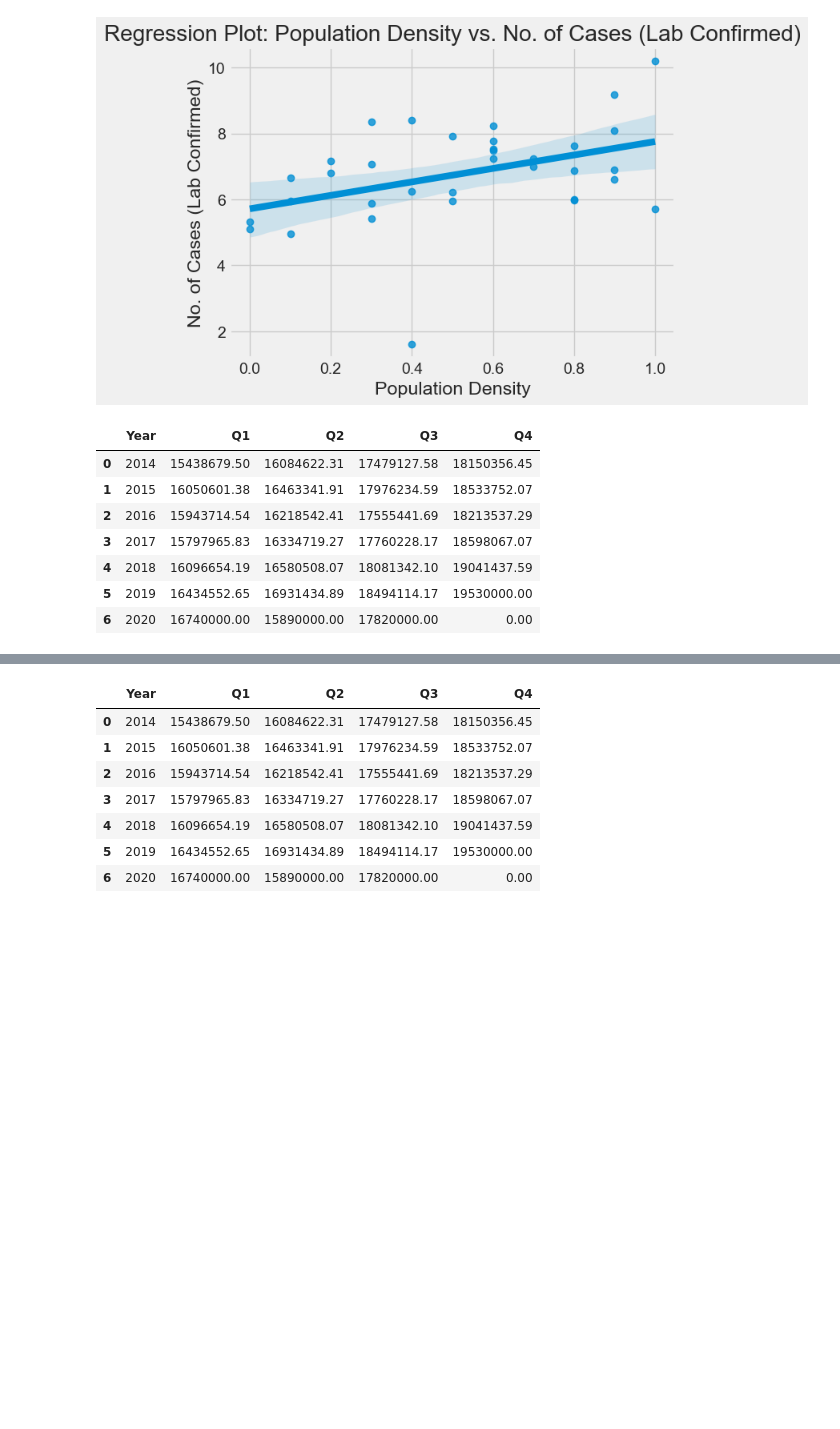
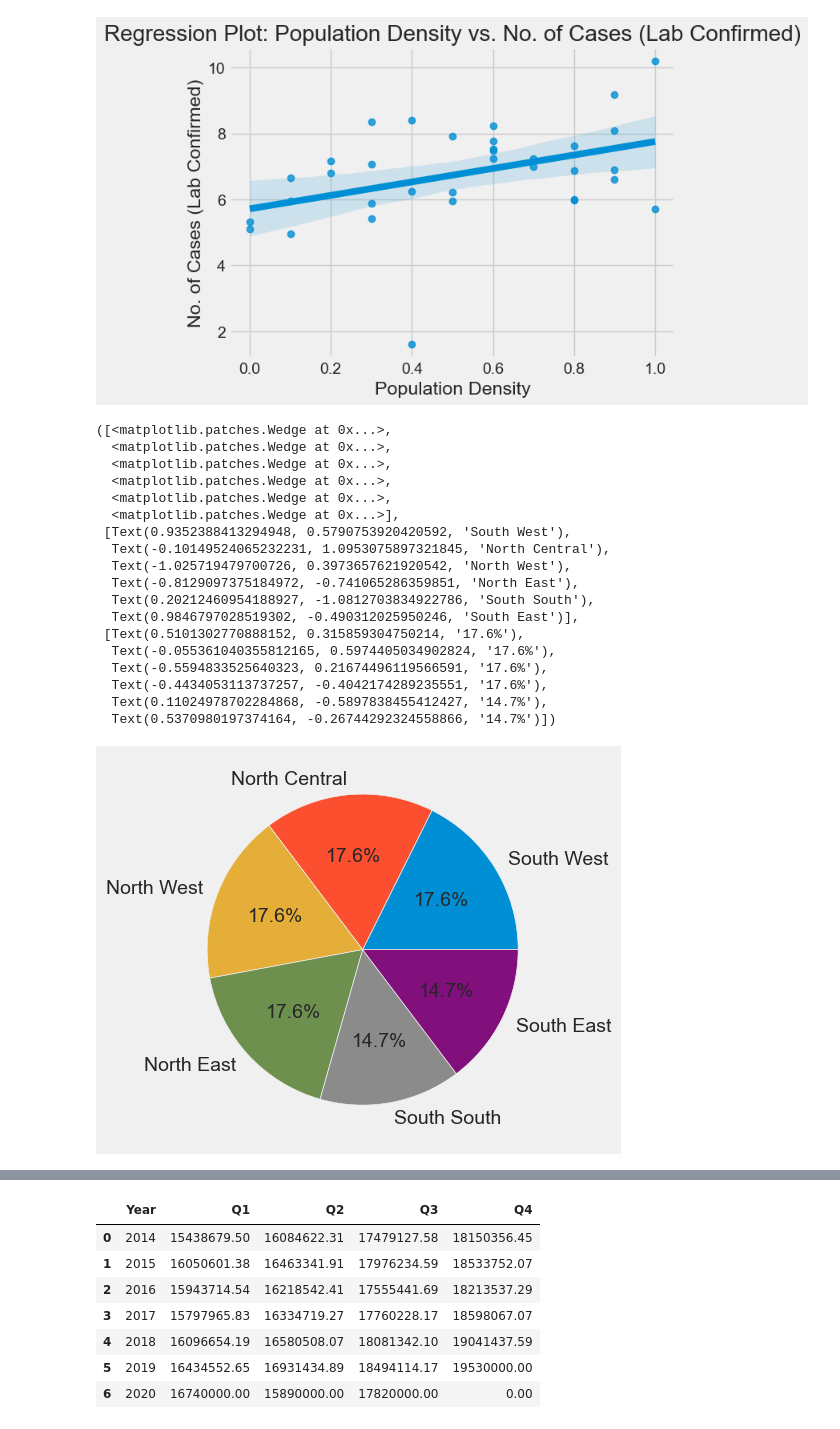
Before and after one commit to Ustacky-dev/Nigeria-COVID-19-Data-Analysis-Using-Python, a Jupyter notebook: My_Capstone Project-Copy1.ipynb, the cells around one changed output, grey strips where cells are left out. Saved outputs shown, nothing was run; the diff lists cells and outputs as text; code cells hidden in the pictures; blank space fills up the shorter version.

```diff
--- a/My_Capstone Project-Copy1.ipynb
+++ b/My_Capstone Project-Copy1.ipynb
@@ -1465,14 +1476,26 @@ plt.title('Regression Plot: Population Density vs. No. of Cases (Lab Confirmed)'
 # %% [output]
 Text(0.5, 1.0, 'Regression Plot: Population Density vs. No. of Cases (Lab Confirmed)')
 [figure]
-# %%
-dfRealgdp
-# %% [output]
-|  | Year | Q1 | Q2 | Q3 | Q4 |
-| 0 | 2014 | 15438679.50 | 16084622.31 | 17479127.58 | 18150356.45 |
-| 1 | 2015 | 16050601.38 | 16463341.91 | 17976234.59 | 18533752.07 |
-| 2 | 2016 | 15943714.54 | 16218542.41 | 17555441.69 | 18213537.29 |
-| 3 | 2017 | 15797965.83 | 16334719.27 | 17760228.17 | 18598067.07 |
-| 4 | 2018 | 16096654.19 | 16580508.07 | 18081342.10 | 19041437.59 |
-| 5 | 2019 | 16434552.65 | 16931434.89 | 18494114.17 | 19530000.00 |
-| 6 | 2020 | 16740000.00 | 15890000.00 | 17820000.00 | 0.00 |
+# %%
+region_counts = merged_data['region'].value_counts()
+plt.pie(region_counts.values, labels=region_counts.index, autopct='%1.1f%%')
+# %% [output]
+([<matplotlib.patches.Wedge at 0x...>,
+  <matplotlib.patches.Wedge at 0x...>,
+  <matplotlib.patches.Wedge at 0x...>,
+  <matplotlib.patches.Wedge at 0x...>,
+  <matplotlib.patches.Wedge at 0x...>,
+  <matplotlib.patches.Wedge at 0x...>],
+ [Text(0.9352388413294948, 0.5790753920420592, 'South West'),
+  Text(-0.10149524065232231, 1.0953075897321845, 'North Central'),
+  Text(-1.025719479700726, 0.3973657621920542, 'North West'),
+  Text(-0.8129097375184972, -0.741065286359851, 'North East'),
+  Text(0.20212460954188927, -1.0812703834922786, 'South South'),
+  Text(0.9846797028519302, -0.490312025950246, 'South East')],
+ [Text(0.5101302770888152, 0.315859304750214, '17.6%'),
+  Text(-0.055361040355812165, 0.5974405034902824, '17.6%'),
+  Text(-0.5594833525640323, 0.21674496119566591, '17.6%'),
+  Text(-0.4434053113737257, -0.4042174289235551, '17.6%'),
+  Text(0.11024978702284868, -0.5897838455412427, '14.7%'),
+  Text(0.5370980197374164, -0.26744292324558866, '14.7%')])
+[figure, added]
```
Also changed, not shown: parts of 6 cells of this notebook.
